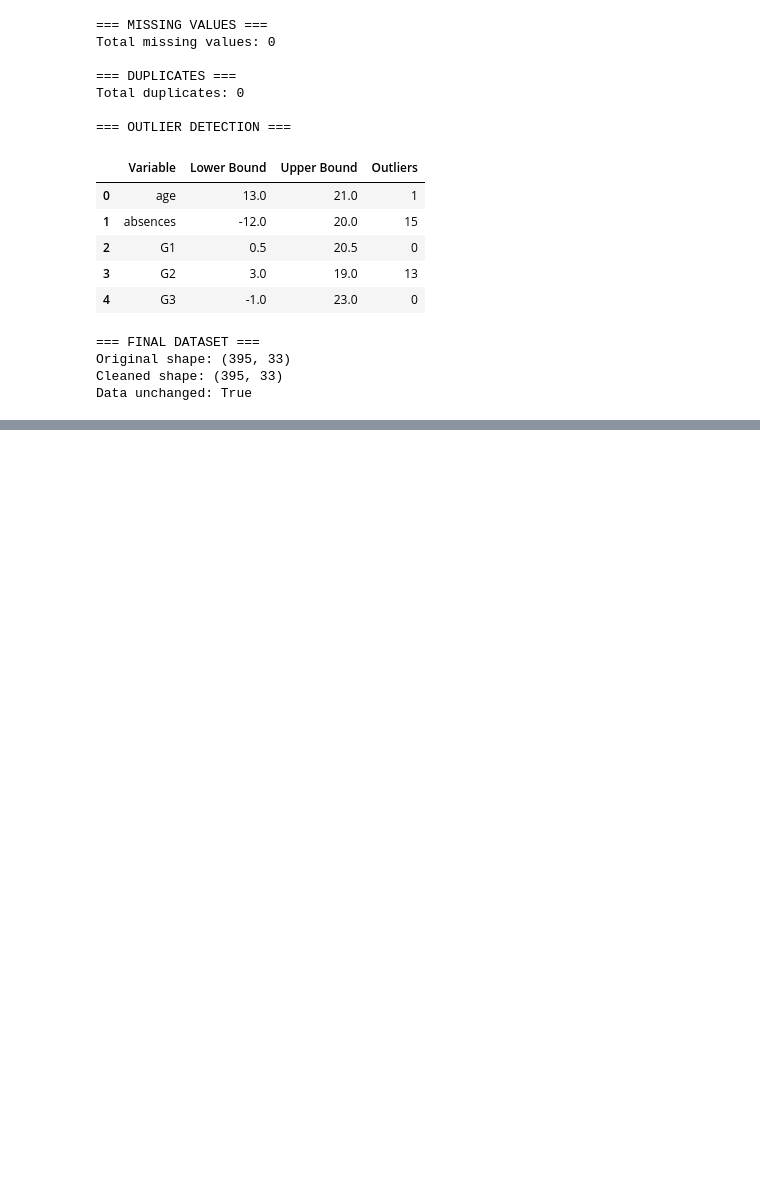
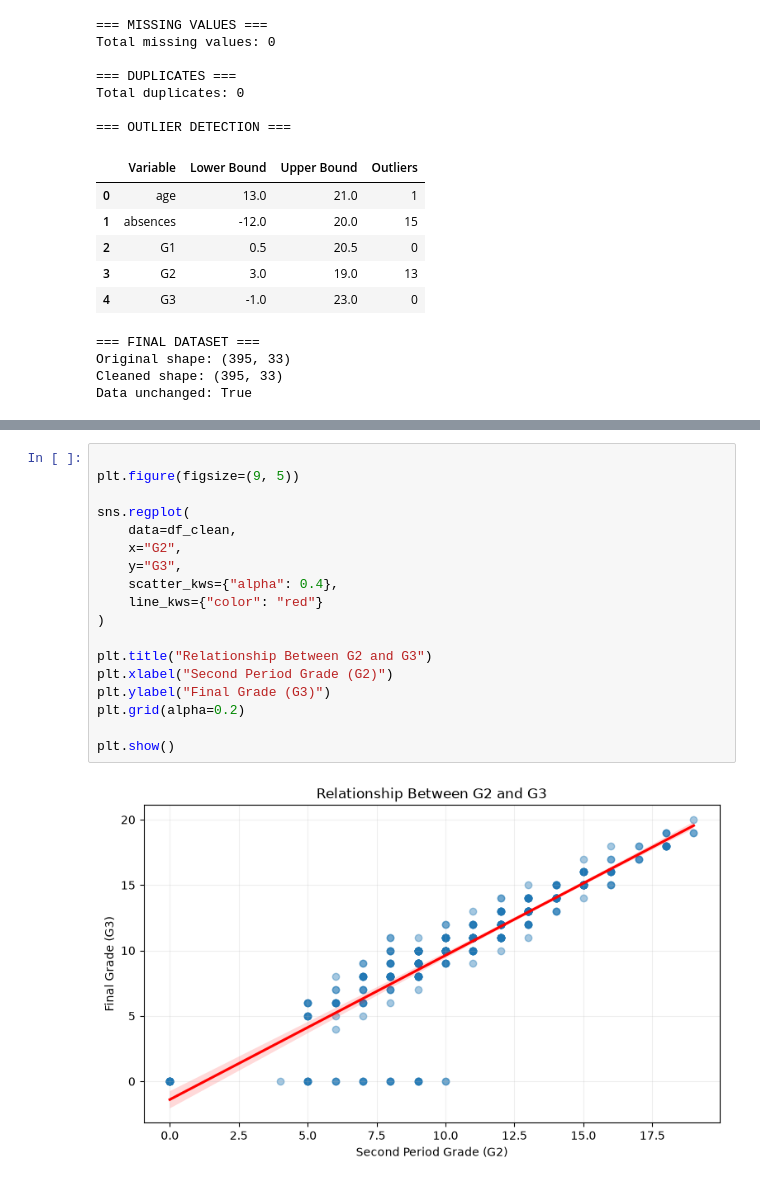
Before and after one commit to valonhajrediniii/data-analysis-project-1, a Jupyter notebook: analysis.ipynb, the cells around one changed output, grey strips where cells are left out. Saved outputs shown, nothing was run; the diff lists cells and outputs as text; blank space fills up the shorter version.

```diff
--- a/analysis.ipynb
+++ b/analysis.ipynb
@@ -219,0 +279,20 @@ Data unchanged: True
+# %%
+
+plt.figure(figsize=(9, 5))
+
+sns.regplot(
+    data=df_clean,
+    x="G2",
+    y="G3",
+    scatter_kws={"alpha": 0.4},
+    line_kws={"color": "red"}
+)
+
+plt.title("Relationship Between G2 and G3")
+plt.xlabel("Second Period Grade (G2)")
+plt.ylabel("Final Grade (G3)")
+plt.grid(alpha=0.2)
+
+plt.show()
+# %% [output]
+[figure, added]
```
Also changed, not shown: parts of 5 cells of this notebook.
